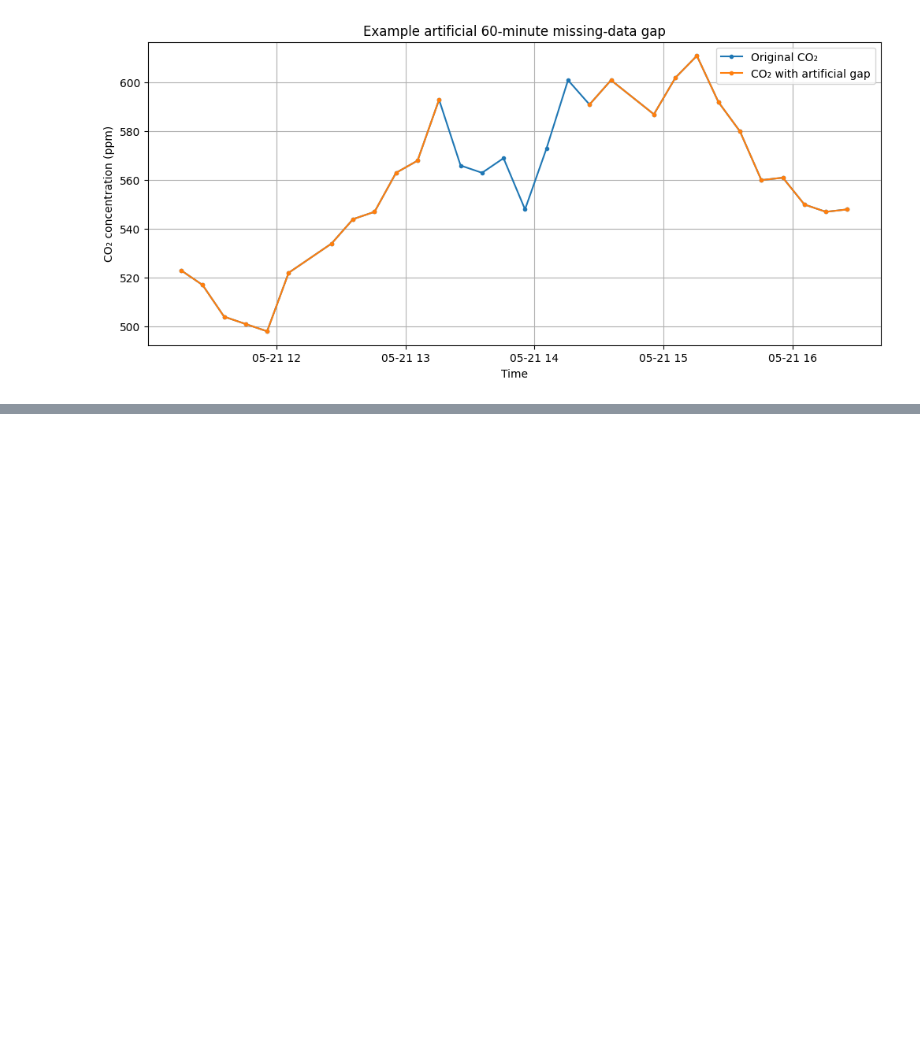
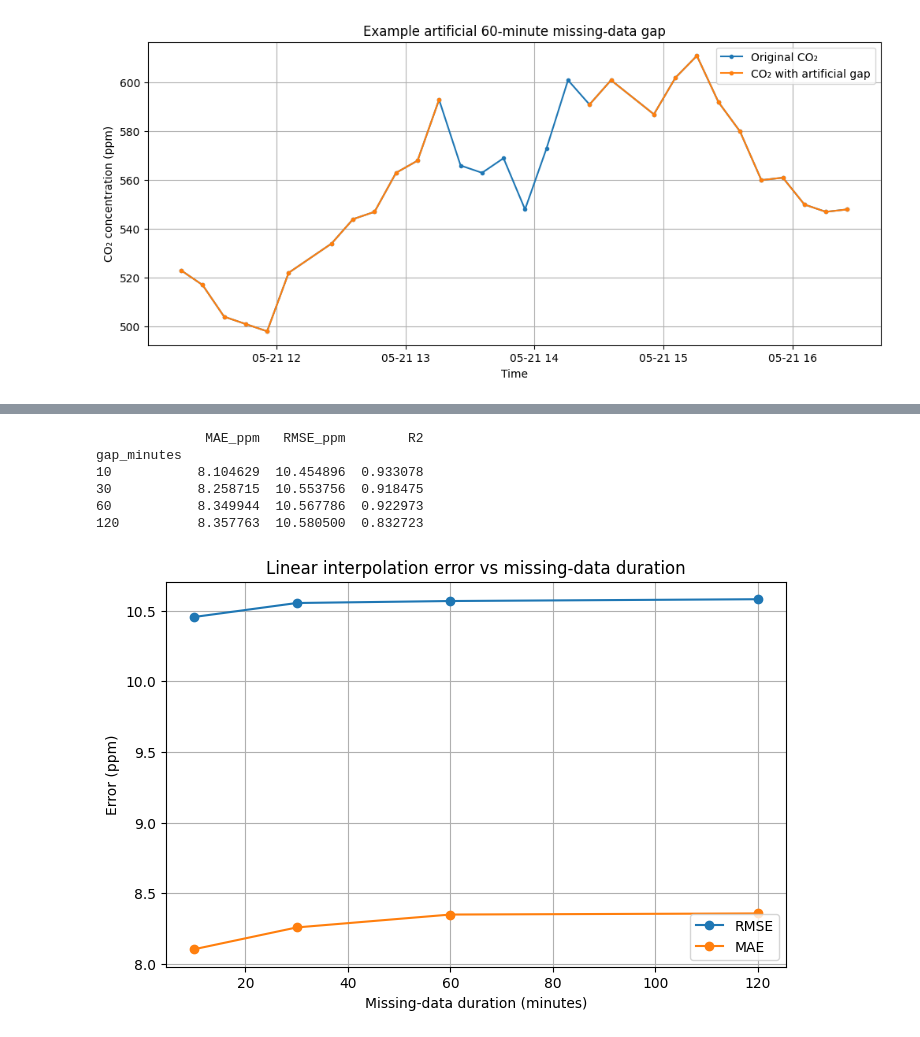
Before and after one commit to erica-teoh/MMA3001-CO2-Reconstruction, a Jupyter notebook: MMA3001_CO2_Reconstruction.ipynb, the cells around one changed output, grey strips where cells are left out. Cells and saved outputs as stored; diff of their text form; code cells hidden in the pictures; blank space fills up the shorter version.

```diff
--- a/MMA3001_CO2_Reconstruction.ipynb
+++ b/MMA3001_CO2_Reconstruction.ipynb
@@ -591,0 +656,63 @@ plt.show()
+# %%
+def calculate_metrics(group):
+    true = group["true_co2"].to_numpy()
+    predicted = group["predicted_co2"].to_numpy()
+
+    errors = true - predicted
+
+    mae = np.mean(np.abs(errors))
+    rmse = np.sqrt(np.mean(errors**2))
+
+    ss_res = np.sum(errors**2)
+    ss_tot = np.sum((true - np.mean(true))**2)
+
+    r2 = 1 - ss_res / ss_tot
+
+    return pd.Series({
+        "MAE_ppm": mae,
+        "RMSE_ppm": rmse,
+        "R2": r2
+    })
+
+
+linear_metrics = (
+    linear_results
+    .groupby("gap_minutes")
+    .apply(calculate_metrics)
+)
+
+print(linear_metrics)
+# %% [output]
+              MAE_ppm   RMSE_ppm        R2
+gap_minutes
+10           8.104629  10.454896  0.933078
+30           8.258715  10.553756  0.918475
+60           8.349944  10.567786  0.922973
+120          8.357763  10.580500  0.832723
+# %%
+plt.figure(figsize=(8, 5))
+
+plt.plot(
+    linear_metrics.index,
+    linear_metrics["RMSE_ppm"],
+    marker="o",
+    label="RMSE"
+)
+
+plt.plot(
+    linear_metrics.index,
+    linear_metrics["MAE_ppm"],
+    marker="o",
+    label="MAE"
+)
+
+plt.xlabel("Missing-data duration (minutes)")
+plt.ylabel("Error (ppm)")
+plt.title("Linear interpolation error vs missing-data duration")
+
+plt.legend()
+plt.grid(True)
+
+plt.show()
+# %% [output]
+[figure, added]
```
Also changed, not shown: parts of 4 cells of this notebook.
